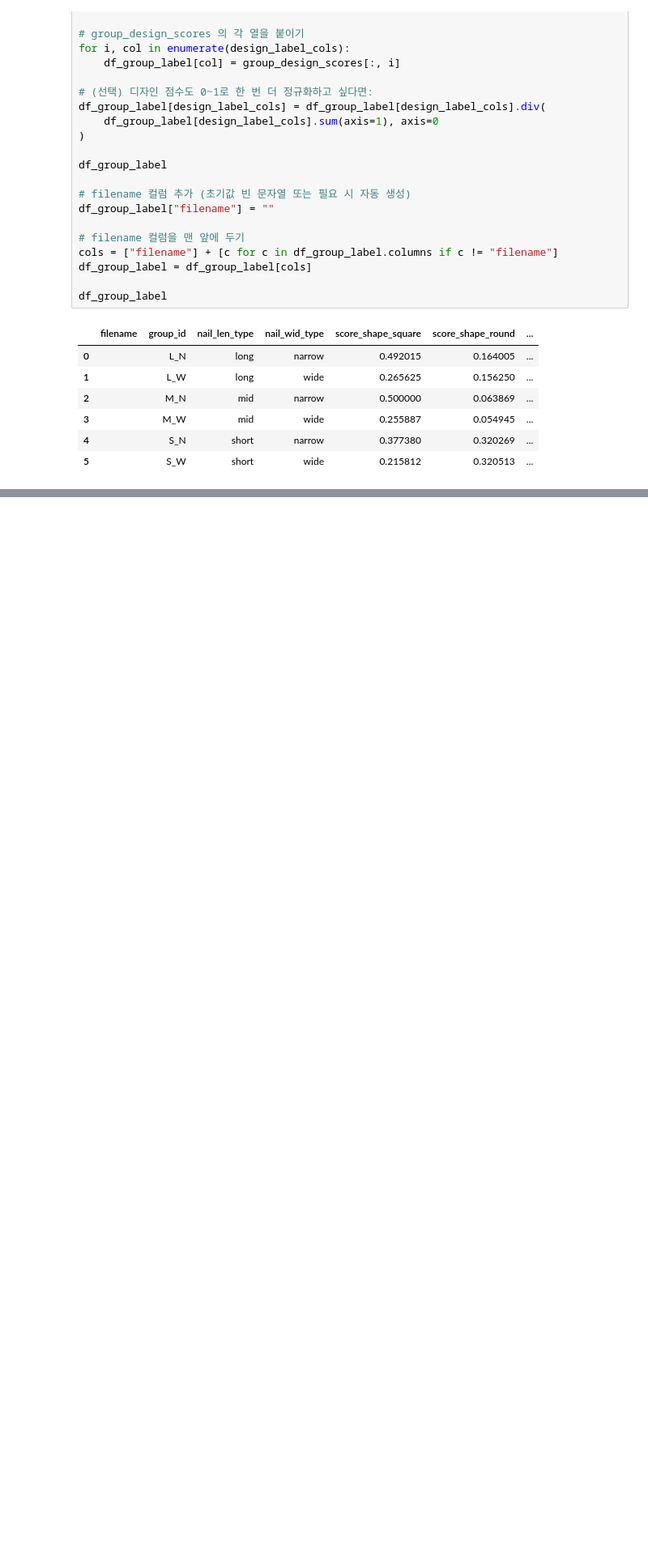
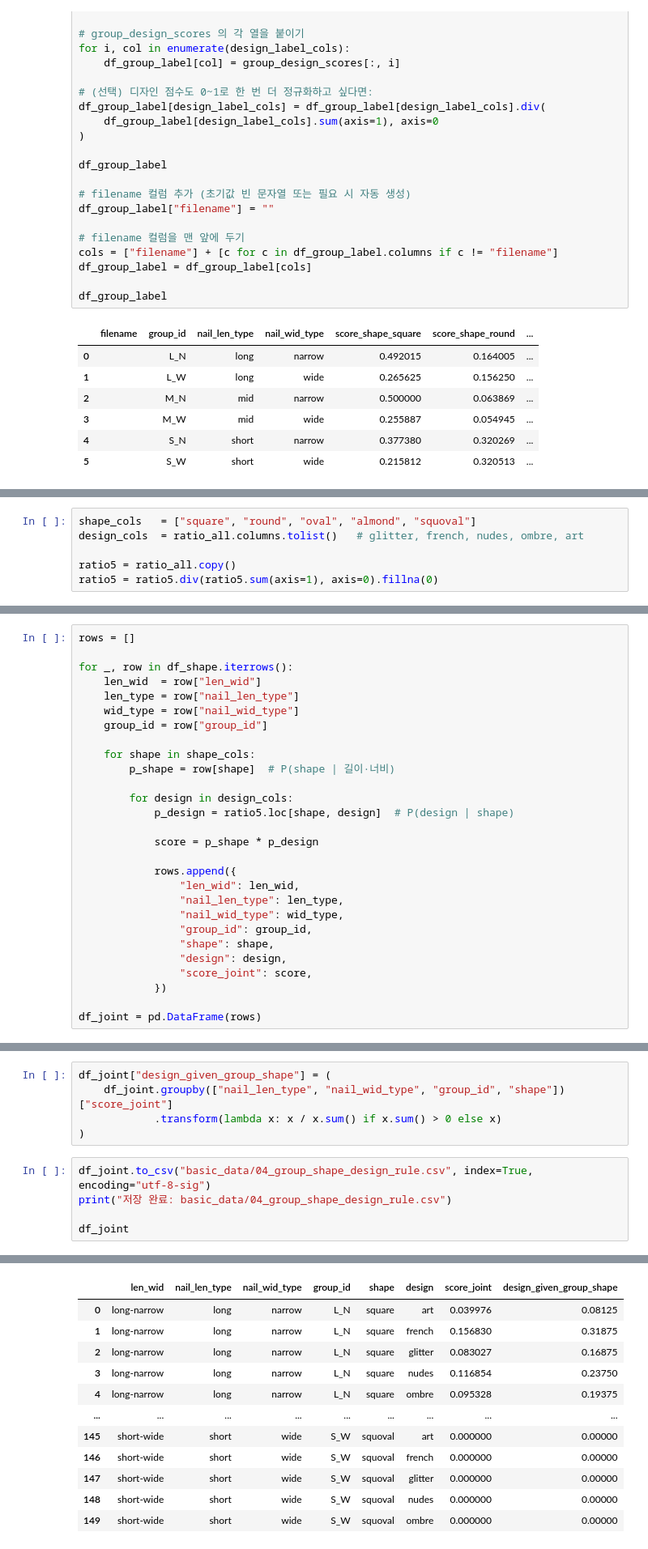
Before and after one commit to jihwanhuh/nail-recommend, a Jupyter notebook: nail_rlue/04_keyword-analysis.ipynb, the cells around one changed output, grey strips where cells are left out. Shown: that part at 81% size. Cells and saved outputs as stored; diff of their text form; blank space fills up the shorter version.

```diff
--- a/nail_rlue/04_keyword-analysis.ipynb
+++ b/nail_rlue/04_keyword-analysis.ipynb
@@ -627,0 +673,6 @@ df_group_label.to_csv("download-file/label_template_group.csv", index=False, enc
+# %%
+shape_cols   = ["square", "round", "oval", "almond", "squoval"]
+design_cols  = ratio_all.columns.tolist()   # glitter, french, nudes, ombre, art
+
+ratio5 = ratio_all.copy()
+ratio5 = ratio5.div(ratio5.sum(axis=1), axis=0).fillna(0)
@@ -627,0 +681,28 @@ df_group_label.to_csv("download-file/label_template_group.csv", index=False, enc
+# %%
+rows = []
+
+for _, row in df_shape.iterrows():
+    len_wid  = row["len_wid"]
+    len_type = row["nail_len_type"]
+    wid_type = row["nail_wid_type"]
+    group_id = row["group_id"]
+
+    for shape in shape_cols:
+        p_shape = row[shape]  # P(shape | 길이·너비)
+
+        for design in design_cols:
+            p_design = ratio5.loc[shape, design]  # P(design | shape)
+
+            score = p_shape * p_design
+
+            rows.append({
+                "len_wid": len_wid,
+                "nail_len_type": len_type,
+                "nail_wid_type": wid_type,
+                "group_id": group_id,
+                "shape": shape,
+                "design": design,
+                "score_joint": score,
+            })
+
+df_joint = pd.DataFrame(rows)
@@ -627,0 +711,11 @@ df_group_label.to_csv("download-file/label_template_group.csv", index=False, enc
+# %%
+df_joint["design_given_group_shape"] = (
+    df_joint.groupby(["nail_len_type", "nail_wid_type", "group_id", "shape"])["score_joint"]
+            .transform(lambda x: x / x.sum() if x.sum() > 0 else x)
+)
+# %%
+df_joint.to_csv("basic_data/04_group_shape_design_rule.csv", index=True, encoding="utf-8-sig")
+print("저장 완료: basic_data/04_group_shape_design_rule.csv")
+
+df_joint
+# %% [output]
@@ -627,0 +723,12 @@ df_group_label.to_csv("download-file/label_template_group.csv", index=False, enc
+|  | len_wid | nail_len_type | nail_wid_type | group_id | shape | design | score_joint | design_given_group_shape |
+| 0 | long-narrow | long | narrow | L_N | square | art | 0.039976 | 0.08125 |
+| 1 | long-narrow | long | narrow | L_N | square | french | 0.156830 | 0.31875 |
+| 2 | long-narrow | long | narrow | L_N | square | glitter | 0.083027 | 0.16875 |
+| 3 | long-narrow | long | narrow | L_N | square | nudes | 0.116854 | 0.23750 |
+| 4 | long-narrow | long | narrow | L_N | square | ombre | 0.095328 | 0.19375 |
+| ... | ... | ... | ... | ... | ... | ... | ... | ... |
+| 145 | short-wide | short | wide | S_W | squoval | art | 0.000000 | 0.00000 |
+| 146 | short-wide | short | wide | S_W | squoval | french | 0.000000 | 0.00000 |
+| 147 | short-wide | short | wide | S_W | squoval | glitter | 0.000000 | 0.00000 |
+| 148 | short-wide | short | wide | S_W | squoval | nudes | 0.000000 | 0.00000 |
+| 149 | short-wide | short | wide | S_W | squoval | ombre | 0.000000 | 0.00000 |
```
Also changed, not shown: parts of 13 cells of this notebook, 3 other files.
